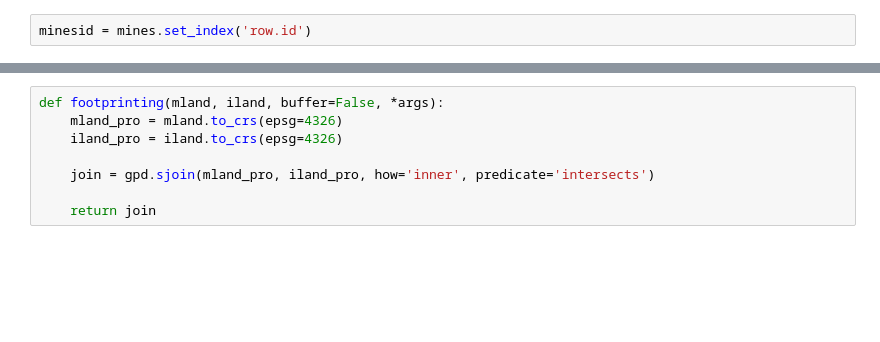
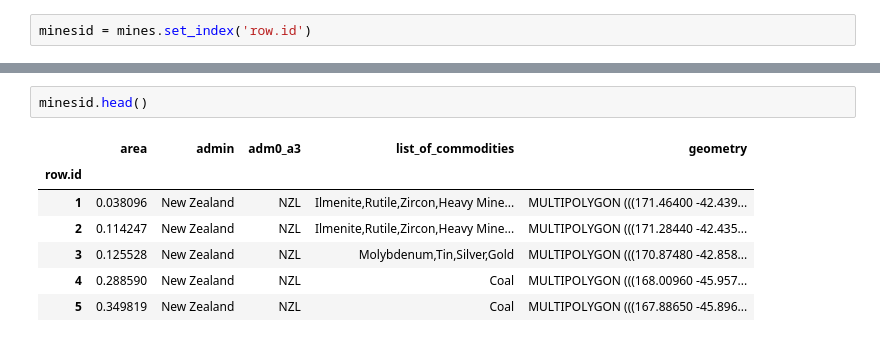
Before and after one commit to cbenitezavila/DCRM, a Jupyter notebook: footprint.ipynb, the cells around one changed output, grey strips where cells are left out. Cells and saved outputs as stored; diff of their text form; blank space fills up the shorter version.

```diff
--- a/footprint.ipynb
+++ b/footprint.ipynb
@@ -64,8 +113,10 @@ minesid
-# %%
-def footprinting(mland, iland, buffer=False, *args):
-    mland_pro = mland.to_crs(epsg=4326)
-    iland_pro = iland.to_crs(epsg=4326)
-
-    join = gpd.sjoin(mland_pro, iland_pro, how='inner', predicate='intersects')
-
-    return join
+# %%
+minesid.head()
+# %% [output]
+|  | area | admin | adm0_a3 | list_of_commodities | geometry |
+| row.id |  |  |  |  |  |
+| 1 | 0.038096 | New Zealand | NZL | Ilmenite,Rutile,Zircon,Heavy Mine... | MULTIPOLYGON (((171.46400 -42.439... |
+| 2 | 0.114247 | New Zealand | NZL | Ilmenite,Rutile,Zircon,Heavy Mine... | MULTIPOLYGON (((171.28440 -42.435... |
+| 3 | 0.125528 | New Zealand | NZL | Molybdenum,Tin,Silver,Gold | MULTIPOLYGON (((170.87480 -42.858... |
+| 4 | 0.288590 | New Zealand | NZL | Coal | MULTIPOLYGON (((168.00960 -45.957... |
+| 5 | 0.349819 | New Zealand | NZL | Coal | MULTIPOLYGON (((167.88650 -45.896... |
```
Also changed, not shown: parts of 26 cells of this notebook.
